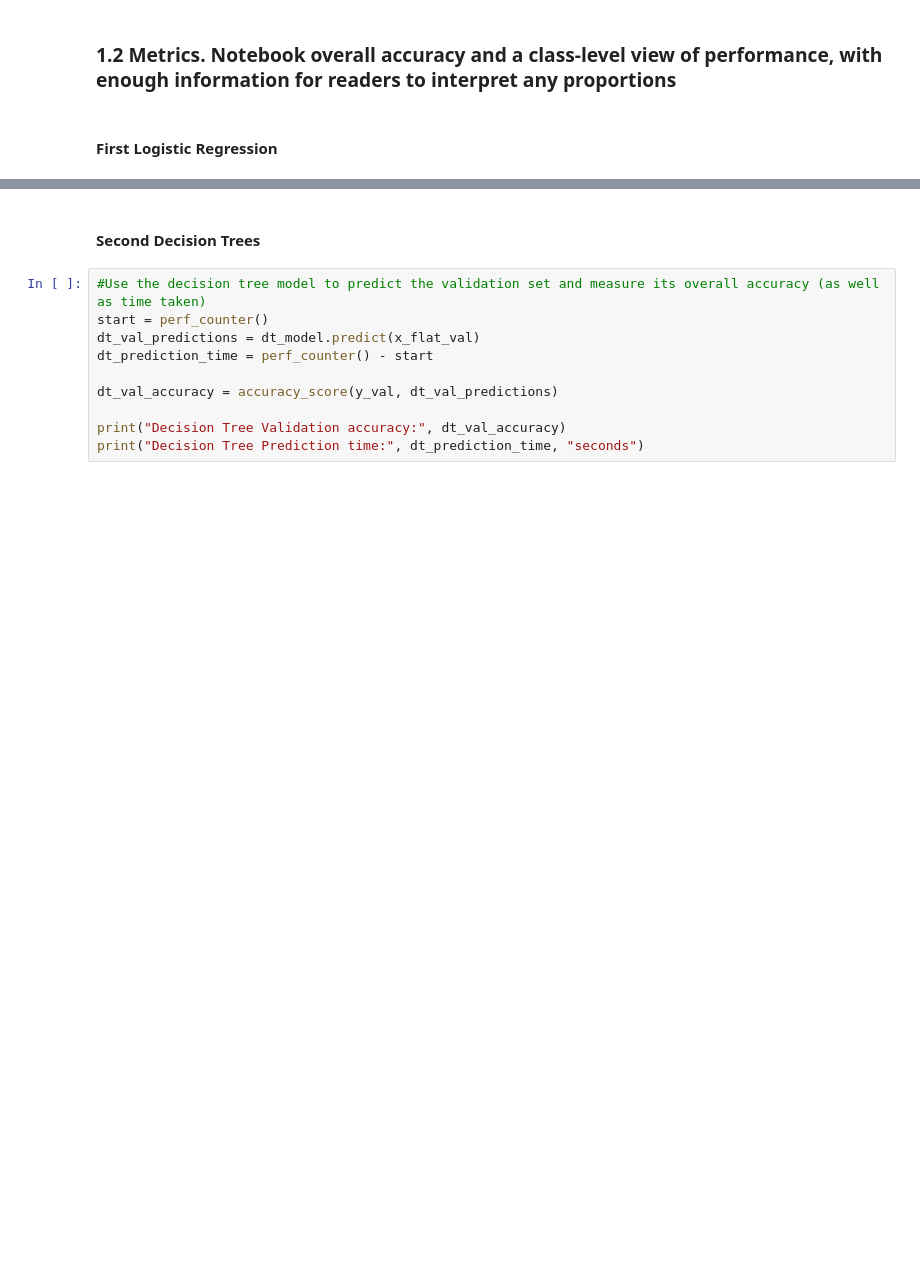
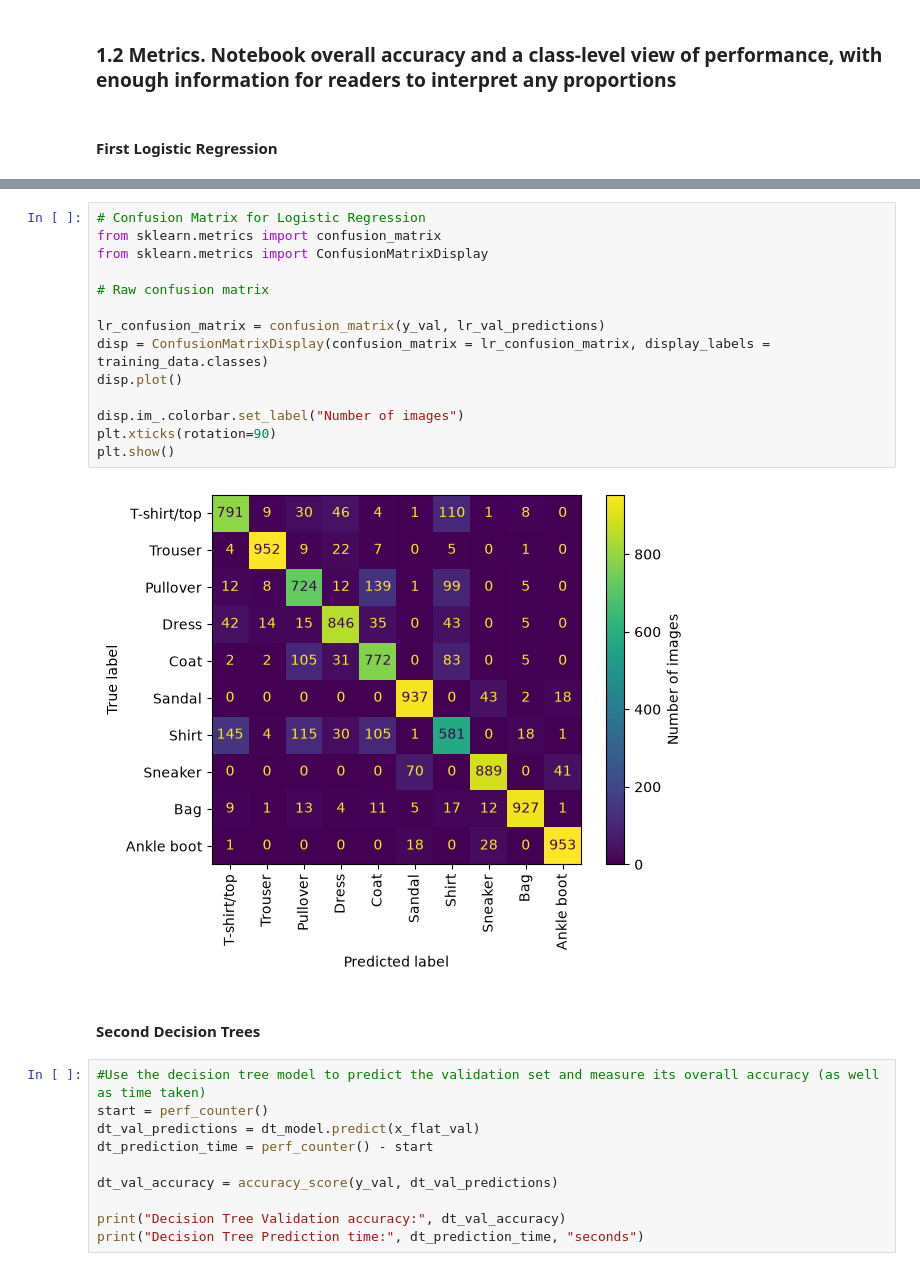
Before and after one commit to JCYuhei/NLP-Model-Investigation-Fashion-MNIST, a Jupyter notebook: coursework.ipynb, the cells around one changed output, grey strips where cells are left out. Drawn from its saved outputs; the diff is of its cells as text; blank space fills up the shorter version.

Commit message:
Confusion Matrix for Decision Tree and Logistic Regression Models

```diff
--- a/coursework.ipynb
+++ b/coursework.ipynb
@@ -315,6 +324,22 @@ lr_results
 | 7 | Sneaker | 1000 | 0.913669 | 0.889 | 0.901166 |
 | 8 | Bag | 1000 | 0.954686 | 0.927 | 0.940639 |
 | 9 | Ankle boot | 1000 | 0.939842 | 0.953 | 0.946375 |
+# %%
+# Confusion Matrix for Logistic Regression
+from sklearn.metrics import confusion_matrix
+from sklearn.metrics import ConfusionMatrixDisplay
+
+# Raw confusion matrix
+
+lr_confusion_matrix = confusion_matrix(y_val, lr_val_predictions)
+disp = ConfusionMatrixDisplay(confusion_matrix = lr_confusion_matrix, display_labels = training_data.classes)
+disp.plot()
+
+disp.im_.colorbar.set_label("Number of images")
+plt.xticks(rotation=90)
+plt.show()
+# %% [output]
+[figure, added]
 # %% [markdown]
 #### Second Decision Trees
 # %%
```
Also changed, not shown: parts of 8 cells of this notebook.
